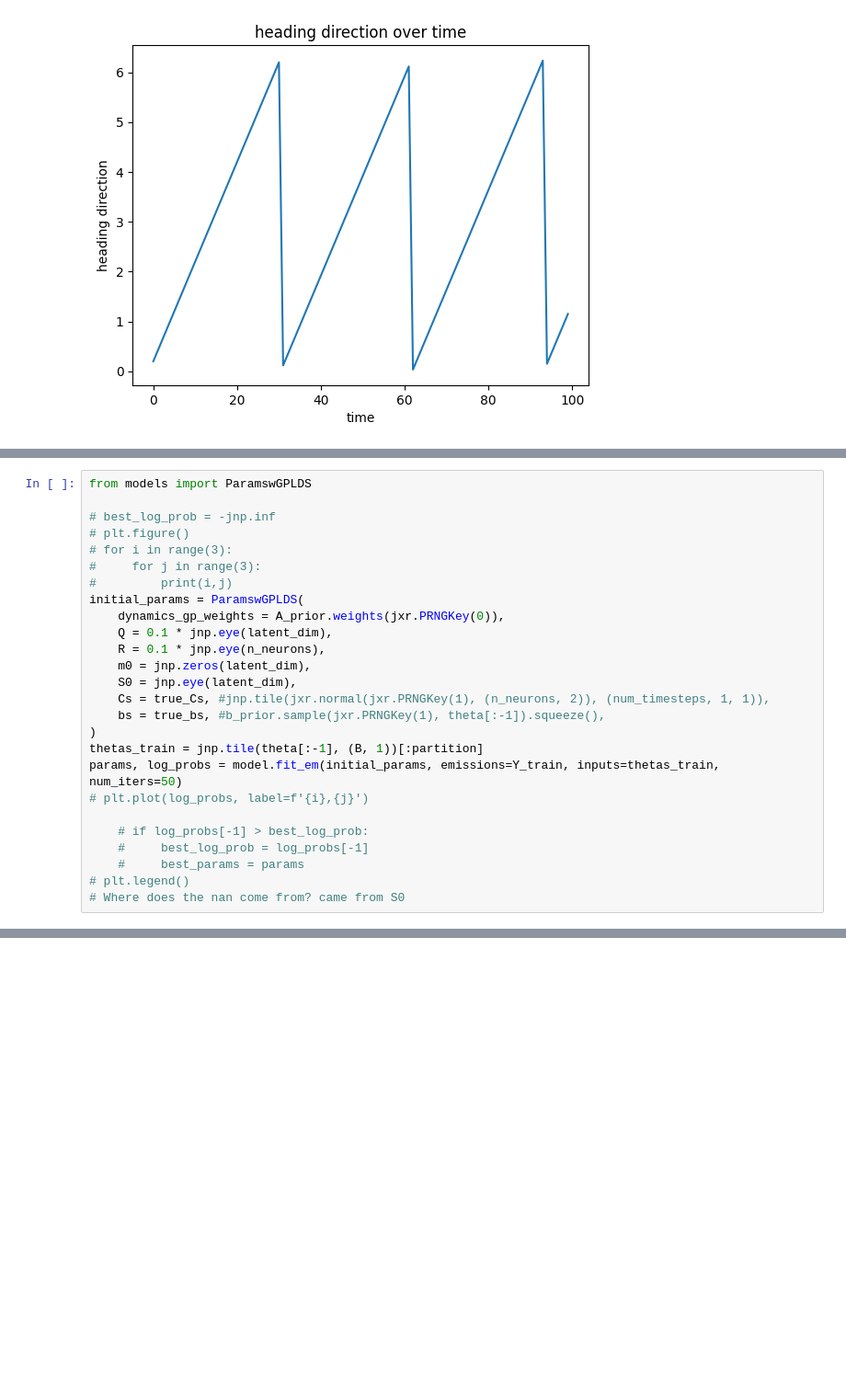
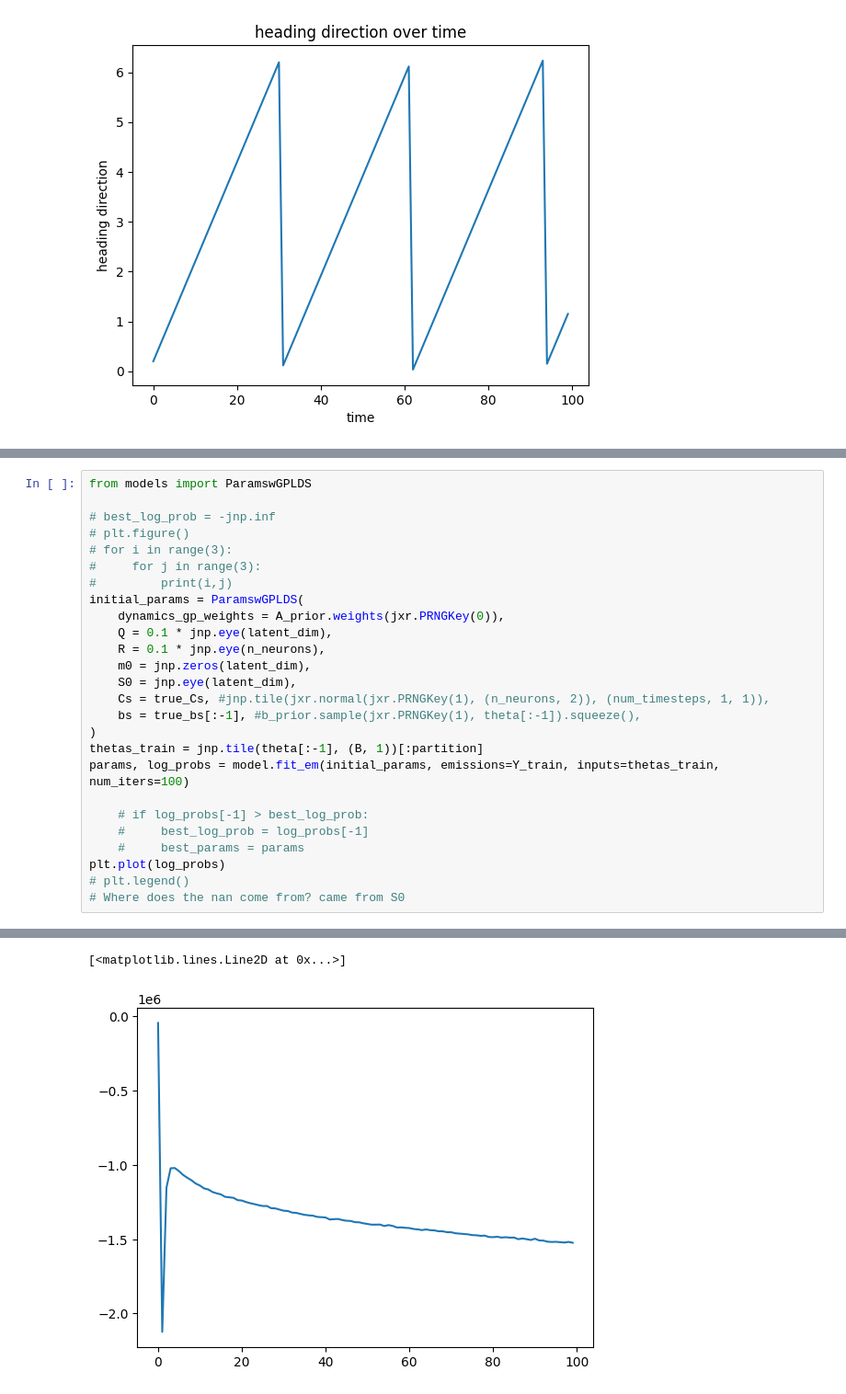
Before and after one commit to neurostatslab/clds, a Jupyter notebook: notebooks/demo_headdirection.ipynb, the cells around one changed output, grey strips where cells are left out. Shown at 92% size. Drawn from its saved outputs; the diff is of its cells as text; blank space fills up the shorter version.

```diff
--- a/notebooks/demo_headdirection.ipynb
+++ b/notebooks/demo_headdirection.ipynb
@@ -132,15 +139,15 @@ initial_params = ParamswGPLDS(
     m0 = jnp.zeros(latent_dim),
     S0 = jnp.eye(latent_dim),
     Cs = true_Cs, #jnp.tile(jxr.normal(jxr.PRNGKey(1), (n_neurons, 2)), (num_timesteps, 1, 1)),
-    bs = true_bs, #b_prior.sample(jxr.PRNGKey(1), theta[:-1]).squeeze(),
+    bs = true_bs[:-1], #b_prior.sample(jxr.PRNGKey(1), theta[:-1]).squeeze(),
 )
 thetas_train = jnp.tile(theta[:-1], (B, 1))[:partition]
-params, log_probs = model.fit_em(initial_params, emissions=Y_train, inputs=thetas_train, num_iters=50)
-# plt.plot(log_probs, label=f'{i},{j}')
+params, log_probs = model.fit_em(initial_params, emissions=Y_train, inputs=thetas_train, num_iters=100)
 
     # if log_probs[-1] > best_log_prob:
     #     best_log_prob = log_probs[-1]
     #     best_params = params
+plt.plot(log_probs)
 # plt.legend()
 # Where does the nan come from? came from S0
 # %% [output]
@@ -164,3 +171,5 @@ Iter 50/50, marginal log-likelihood = nan
+[<matplotlib.lines.Line2D at 0x...>]
+[figure, added]
 # %%
 fig, axs = plt.subplots(ncols=latent_dim, nrows=latent_dim, figsize=(7, 6), constrained_layout=True);
 
```
Also changed, not shown: parts of 7 cells of this notebook, 2 other files.
